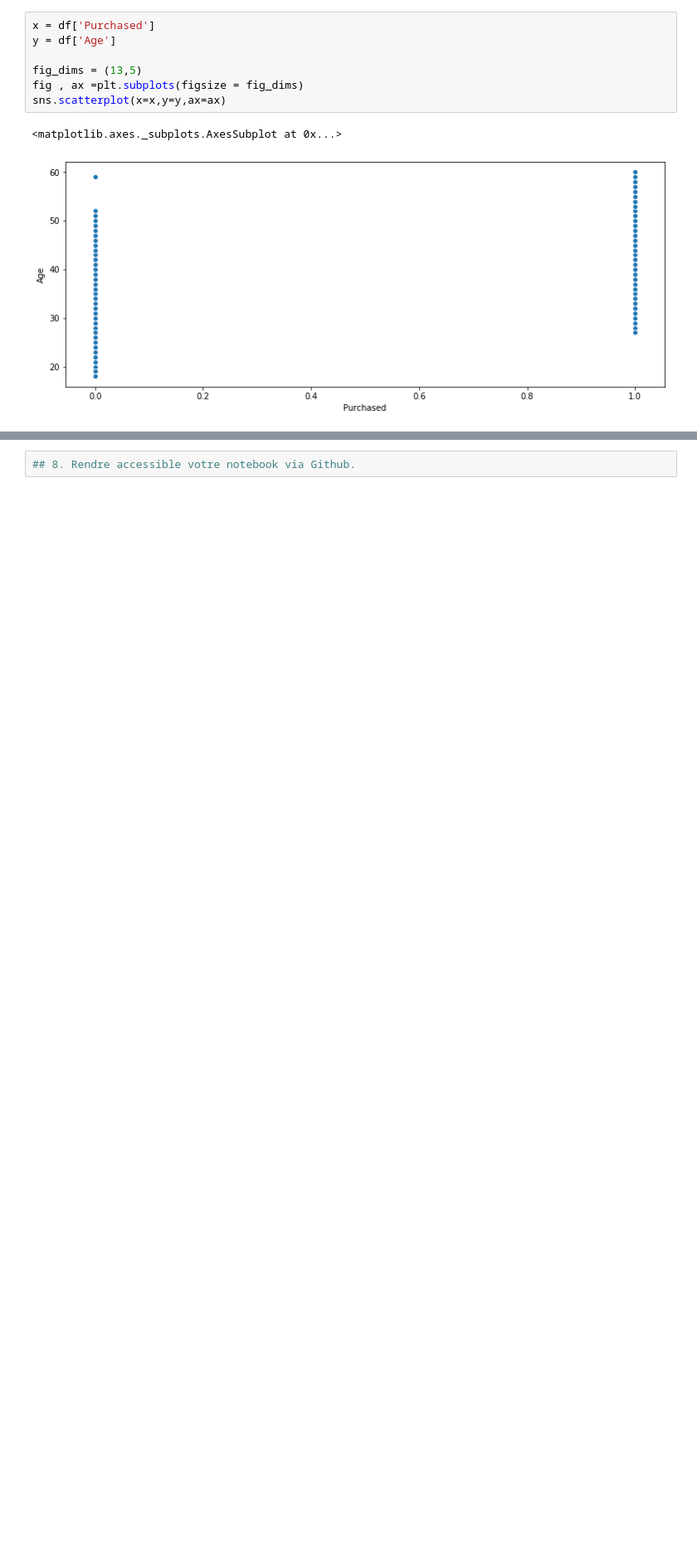
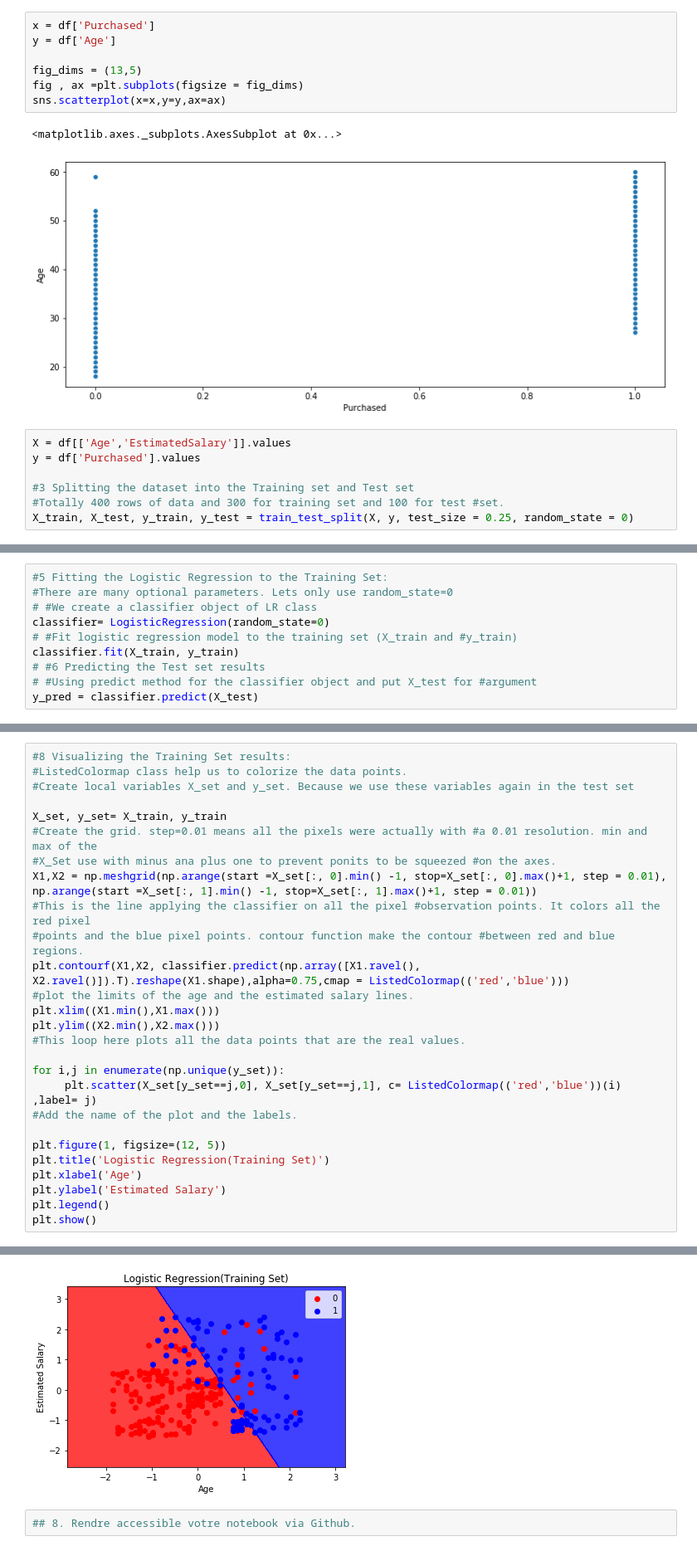
Before and after one commit to ejhb/audit, a Jupyter notebook: 2020/11-november/16-linear/apple_linear.ipynb, the cells around one changed output, grey strips where cells are left out. Shown at 83% size. Saved outputs shown, nothing was run; the diff lists cells and outputs as text; blank space fills up the shorter version.

```diff
--- a/2020/11-november/16-linear/apple_linear.ipynb
+++ b/2020/11-november/16-linear/apple_linear.ipynb
@@ -155,3 +164,10 @@ sns.scatterplot(x=x,y=y,ax=ax)
 # %% [output]
 <matplotlib.axes._subplots.AxesSubplot at 0x...>
 [figure]
+# %%
+X = df[['Age','EstimatedSalary']].values
+y = df['Purchased'].values
+
+#3 Splitting the dataset into the Training set and Test set
+#Totally 400 rows of data and 300 for training set and 100 for test #set.
+X_train, X_test, y_train, y_test = train_test_split(X, y, test_size = 0.25, random_state = 0)
@@ -157,0 +196,10 @@ sns.scatterplot(x=x,y=y,ax=ax)
+# %%
+#5 Fitting the Logistic Regression to the Training Set:
+#There are many optional parameters. Lets only use random_state=0
+# #We create a classifier object of LR class
+classifier= LogisticRegression(random_state=0)
+# #Fit logistic regression model to the training set (X_train and #y_train)
+classifier.fit(X_train, y_train)
+# #6 Predicting the Test set results
+# #Using predict method for the classifier object and put X_test for #argument
+y_pred = classifier.predict(X_test)
@@ -157,0 +212,28 @@ sns.scatterplot(x=x,y=y,ax=ax)
+# %%
+#8 Visualizing the Training Set results:
+#ListedColormap class help us to colorize the data points.
+#Create local variables X_set and y_set. Because we use these variables again in the test set
+
+X_set, y_set= X_train, y_train
+#Create the grid. step=0.01 means all the pixels were actually with #a 0.01 resolution. min and max of the
+#X_Set use with minus ana plus one to prevent ponits to be squeezed #on the axes.
+X1,X2 = np.meshgrid(np.arange(start =X_set[:, 0].min() -1, stop=X_set[:, 0].max()+1, step = 0.01), np.arange(start =X_set[:, 1].min() -1, stop=X_set[:, 1].max()+1, step = 0.01))
+#This is the line applying the classifier on all the pixel #observation points. It colors all the red pixel
+#points and the blue pixel points. contour function make the contour #between red and blue regions.
+plt.contourf(X1,X2, classifier.predict(np.array([X1.ravel(), X2.ravel()]).T).reshape(X1.shape),alpha=0.75,cmap = ListedColormap(('red','blue')))
+#plot the limits of the age and the estimated salary lines.
+plt.xlim((X1.min(),X1.max()))
+plt.ylim((X2.min(),X2.max()))
+#This loop here plots all the data points that are the real values.
+
+for i,j in enumerate(np.unique(y_set)):
+     plt.scatter(X_set[y_set==j,0], X_set[y_set==j,1], c= ListedColormap(('red','blue'))(i) ,label= j)
+#Add the name of the plot and the labels.
+
+plt.figure(1, figsize=(12, 5))
+plt.title('Logistic Regression(Training Set)')
+plt.xlabel('Age')
+plt.ylabel('Estimated Salary')
+plt.legend()
+plt.show()
+# %% [output]
@@ -158,2 +242,3 @@ sns.scatterplot(x=x,y=y,ax=ax)
+[figure, added]
 # %%
 ## 8. Rendre accessible votre notebook via Github.
```
Also changed, not shown: parts of 8 cells of this notebook.
